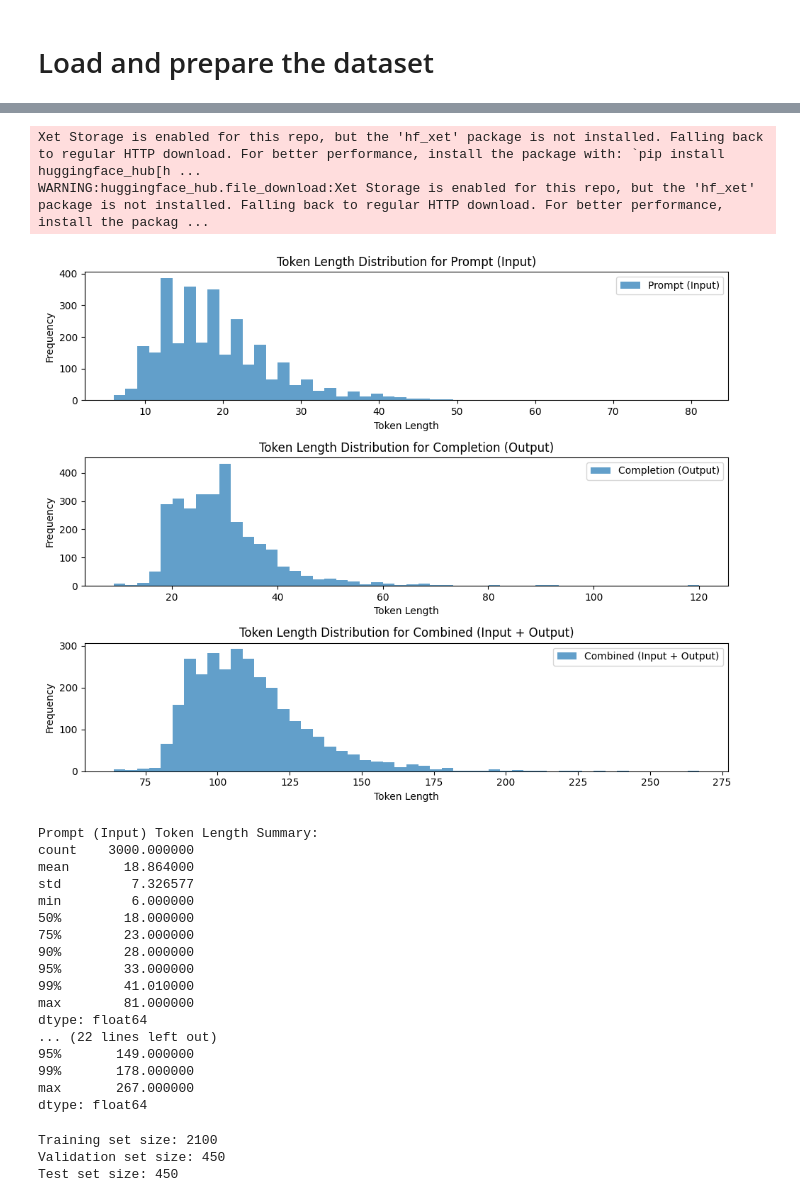
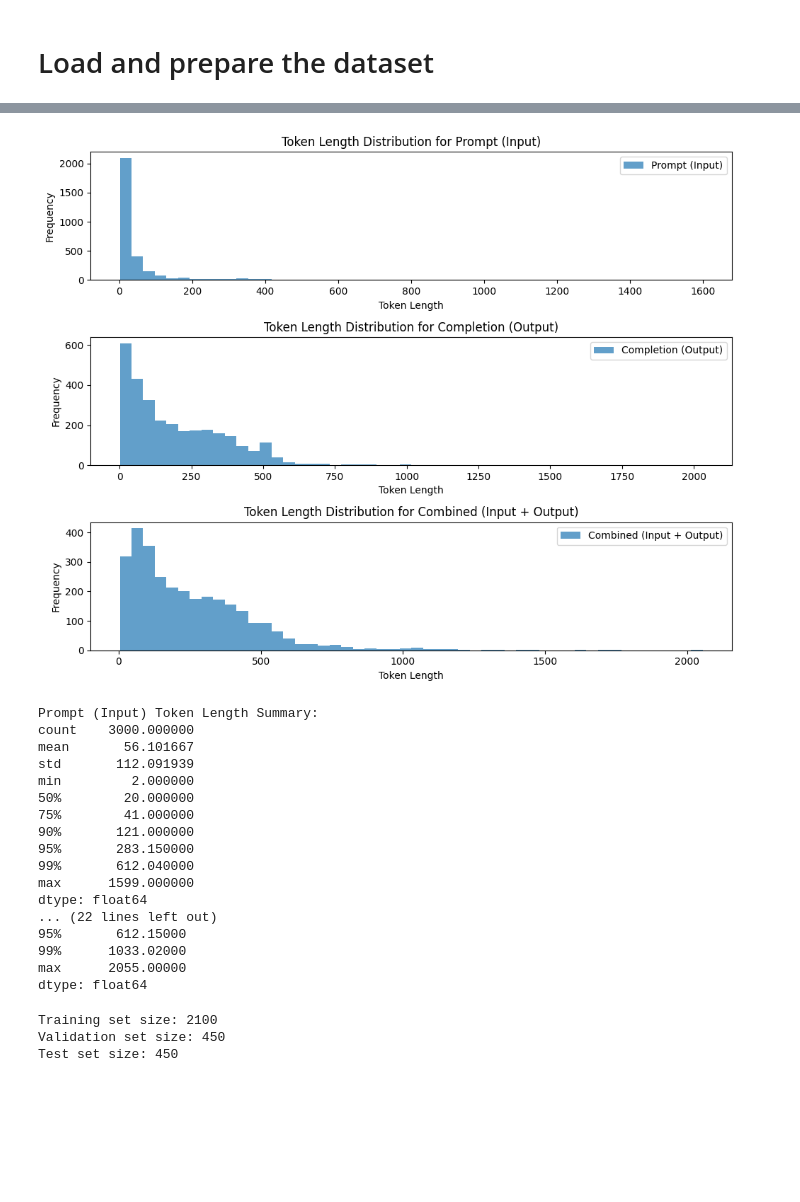
Before and after one commit to iam-suraj-kumar/medusa-inference, a Jupyter notebook: data.ipynb, the cells around one changed output, grey strips where cells are left out. Saved outputs shown, nothing was run; the diff lists cells and outputs as text; code cells hidden in the pictures; blank space fills up the shorter version.

```diff
--- a/data.ipynb
+++ b/data.ipynb
@@ -26,21 +29,16 @@ Successfully installed datasets-2.21.0 dill-0.3.8 evaluate-0.4.2 fsspec-2024.6.1
 # %% [markdown]
 # Load and prepare the dataset
 # %%
-def create_conversation(sample):
-    system_message = """You are an text to SQL query translator. Users will ask you questions in English and you will generate a SQL query based on the provided SCHEMA. SCHEMA: {schema}"""
+def select_conversation(sample):
     return {
-    "messages": [
-      {"role": "system", "content": system_message.format(schema=sample["context"])},
-      {"role": "user", "content": sample["question"]},
-      {"role": "assistant", "content": sample["answer"]}
-    ]
-  }
+      "messages": sample["conversation_a"]
+    }
 # %%
 from datasets import load_dataset
 
 # Load dataset from the hub
 seed = 42
-dataset = load_dataset("b-mc2/sql-create-context", split="train")
+dataset = load_dataset("lmsys/chatbot_arena_conversations", split="train")
 dataset = dataset.shuffle(seed=seed).select(range(3000))
 dataset[0]
 # %% [output]
@@ -55,6 +62,19 @@ Please note that authentication is recommended but still optional to access publ
 # %%
-dataset = dataset.map(create_conversation, batched=False)
-dataset = dataset.remove_columns(["answer", "question", "context"])
+dataset = dataset.map(select_conversation, batched=False)
+dataset = dataset.remove_columns(['question_id',
+  'model_a',
+  'model_b',
+  'winner',
+  'judge',
+  'conversation_a',
+  'conversation_b',
+  'turn',
+  'anony',
+  'language',
+  'tstamp',
+  'openai_moderation',
+  'toxic_chat_tag']
+)
 
 dataset[0]
 # %% [output]
@@ -71,14 +89,12 @@ import pandas as pd
 from datasets import load_dataset
 
 def calculate_token_lengths(sample, tokenizer):
-    system_tokens = tokenizer(sample["messages"][0]["content"], truncation=False)['input_ids']
-    prompt_tokens = tokenizer(sample["messages"][1]["content"], truncation=False)['input_ids']
-    completion_tokens = tokenizer(sample["messages"][2]["content"], truncation=False)['input_ids']
+    prompt_tokens = tokenizer(sample["messages"][0]["content"], truncation=False)['input_ids']
+    completion_tokens = tokenizer(sample["messages"][1]["content"], truncation=False)['input_ids']
     return {
-        'system_tokens': len(system_tokens),
         'prompt_tokens': len(prompt_tokens),
         'completion_tokens': len(completion_tokens),
-        'total_tokens': len(system_tokens) + len(prompt_tokens) + len(completion_tokens)
+        'total_tokens': len(prompt_tokens) + len(completion_tokens)
     }
 
 
@@ -113,30 +129,28 @@ def display_token_distribution_and_percentiles(dataset, tokenizer):
 # %%
 from transformers import AutoTokenizer
 
-model_id = "HuggingFaceH4/zephyr-7b-beta"
+model_id = "lmsys/vicuna-7b-v1.5"
 tokenizer = AutoTokenizer.from_pretrained(model_id)
 display_token_distribution_and_percentiles(dataset, tokenizer)
 # %% [output]
+[figure, new version]
-Xet Storage is enabled for this repo, but the 'hf_xet' package is not installed. Falling back to regular HTTP download. For better performance, install the package with: `pip install huggingface_hub[h ...
-WARNING:huggingface_hub.file_download:Xet Storage is enabled for this repo, but the 'hf_xet' package is not installed. Falling back to regular HTTP download. For better performance, install the packag ...
+Prompt (Input) Token Length Summary:
+count    3000.000000
+mean       56.101667
+std       112.091939
+min         2.000000
+50%        20.000000
+75%        41.000000
+90%       121.000000
+95%       283.150000
+99%       612.040000
+max      1599.000000
+dtype: float64
+... (22 lines left out)
+95%       612.15000
+99%      1033.02000
+max      2055.00000
+dtype: float64
-[figure, old version]
-Prompt (Input) Token Length Summary:
-count    3000.000000
-mean       18.864000
-std         7.326577
-min         6.000000
-50%        18.000000
-75%        23.000000
-90%        28.000000
-95%        33.000000
-99%        41.010000
-max        81.000000
-dtype: float64
-... (22 lines left out)
-95%       149.000000
-99%       178.000000
-max       267.000000
-dtype: float64
 # %%
 train_test_split = dataset.train_test_split(test_size=0.3, seed=seed)
 val_test_split = train_test_split['test'].train_test_split(test_size=0.5, seed=seed)
```
Also changed, not shown: parts of 5 cells of this notebook.
